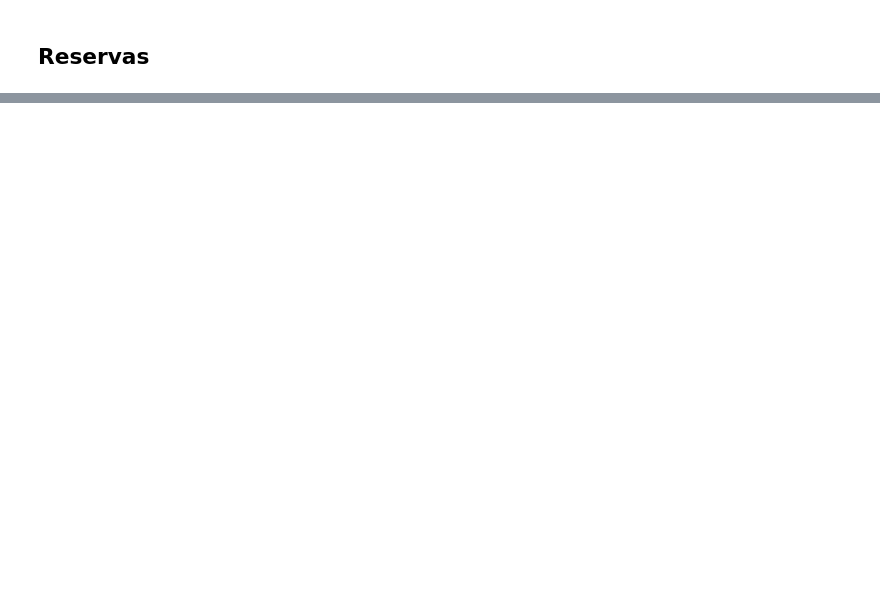
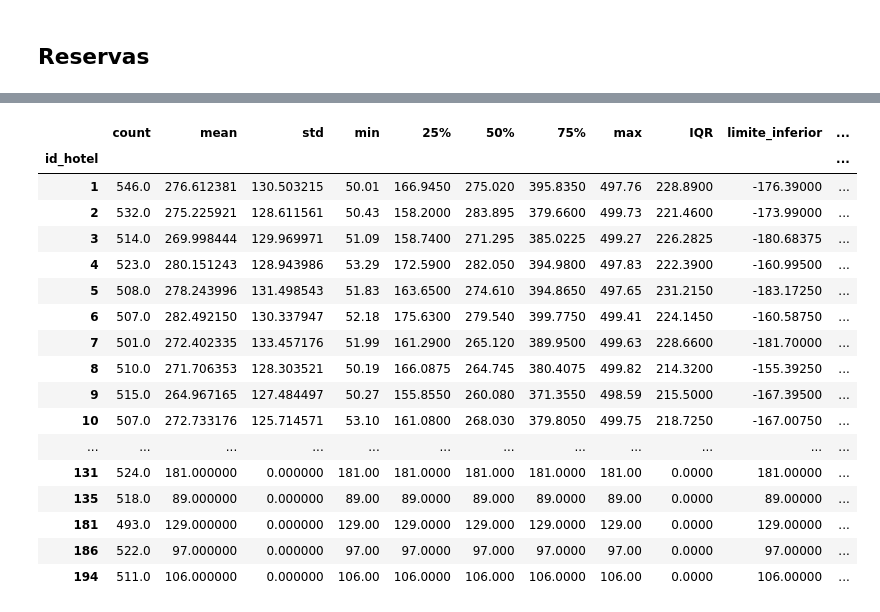
Before and after one commit to MartaM1206/proyecto_ETL, a Jupyter notebook: notebooks/análisis inicial.ipynb, the cells around one changed output, grey strips where cells are left out. Saved outputs shown, nothing was run; the diff lists cells and outputs as text; code cells hidden in the pictures; blank space fills up the shorter version.

```diff
--- a/notebooks/análisis inicial.ipynb
+++ b/notebooks/análisis inicial.ipynb
@@ -304,10 +309,10 @@ conteo_estrellas
 Vemos cada hotel tiene 5 clasificaciones distintas, lo que no tendría sentido. Vamos a suponer que se trata de la valoración de los clientes, por lo que tomaremos el valor medio de cada hotel.
 # %%
 # Cambiamos el nombre de la columna
-df_propios.rename(columns={"estrellas":"valoracion"}, inplace=True)
+info_propios.rename(columns={"estrellas":"valoracion"}, inplace=True)
 # %%
 # Calculamos la valoracion media por cada nombre de hotel y redondeamos a 1 decimal
-df_valoracion_propios = round(df_propios.groupby("nombre_hotel")["valoracion"].mean().reset_index(),1)
+df_valoracion_propios = round(info_propios.groupby("nombre_hotel")["valoracion"].mean().reset_index(),1)
 df_valoracion_propios
 # %% [output]
 |  | nombre_hotel | valoracion |
@@ -372,3 +378,13 @@ memory usage: 393.5+ KB
+# %%
+# usamos los diccionarios que hemos creado para generar un df con los hoteles propios
+df_propios = pd.DataFrame(hoteles_propios.items(), columns=["nombre_hotel", "id_hotel"])
+# Creamos las columnas que nos faltan para rellenarlas
+df_propios[["valoracion", "ciudad", "competencia"]] = pd.NA
+df_propios["valoracion"] = df_propios["nombre_hotel"].map(valoracion_propios)
+valor_ciudad = "Madrid"
+valor_competencia = False
+df_propios["ciudad"] = valor_ciudad
+df_propios["competencia"] = valor_competencia
 # %% [markdown]
 ### Hoteles competencia
 # %%
@@ -466,7 +482,8 @@ dtypes: datetime64[ns](1), float64(2), int64(1), object(2)
 memory usage: 612.0+ bytes
 # %%
 df_competencia = info_competencia[["id_hotel", "nombre", "valoracion", "ciudad"]]
-df_competencia["competencia"] = True
+competencia = True
+df_competencia["competencia"] = competencia
 df_competencia.rename(columns={"nombre" : "nombre_hotel"}, inplace = True)
 df_competencia
 # %% [output]
@@ -625,0 +663,25 @@ def boxplots (dataframe, columnax, columnay):
+# %%
+df_precios = df_reservas.groupby("id_hotel")["precio_noche"].describe()
+df_precios["IQR"] =df_precios["75%"] - df_precios["25%"]
+df_precios["limite_inferior"] = df_precios["25%"] - 1.5 * df_precios["IQR"]
+df_precios["limite_superior"] = df_precios["75%"] + 1.5 * df_precios["IQR"]
+df_precios
+# %% [output]
+|  | count | mean | std | min | 25% | 50% | 75% | max | IQR | limite_inferior | ... |
+| id_hotel |  |  |  |  |  |  |  |  |  |  | ... |
+| 1 | 546.0 | 276.612381 | 130.503215 | 50.01 | 166.9450 | 275.020 | 395.8350 | 497.76 | 228.8900 | -176.39000 | ... |
+| 2 | 532.0 | 275.225921 | 128.611561 | 50.43 | 158.2000 | 283.895 | 379.6600 | 499.73 | 221.4600 | -173.99000 | ... |
+| 3 | 514.0 | 269.998444 | 129.969971 | 51.09 | 158.7400 | 271.295 | 385.0225 | 499.27 | 226.2825 | -180.68375 | ... |
+| 4 | 523.0 | 280.151243 | 128.943986 | 53.29 | 172.5900 | 282.050 | 394.9800 | 497.83 | 222.3900 | -160.99500 | ... |
+| 5 | 508.0 | 278.243996 | 131.498543 | 51.83 | 163.6500 | 274.610 | 394.8650 | 497.65 | 231.2150 | -183.17250 | ... |
+| 6 | 507.0 | 282.492150 | 130.337947 | 52.18 | 175.6300 | 279.540 | 399.7750 | 499.41 | 224.1450 | -160.58750 | ... |
+| 7 | 501.0 | 272.402335 | 133.457176 | 51.99 | 161.2900 | 265.120 | 389.9500 | 499.63 | 228.6600 | -181.70000 | ... |
+| 8 | 510.0 | 271.706353 | 128.303521 | 50.19 | 166.0875 | 264.745 | 380.4075 | 499.82 | 214.3200 | -155.39250 | ... |
+| 9 | 515.0 | 264.967165 | 127.484497 | 50.27 | 155.8550 | 260.080 | 371.3550 | 498.59 | 215.5000 | -167.39500 | ... |
+| 10 | 507.0 | 272.733176 | 125.714571 | 53.10 | 161.0800 | 268.030 | 379.8050 | 499.75 | 218.7250 | -167.00750 | ... |
+| ... | ... | ... | ... | ... | ... | ... | ... | ... | ... | ... | ... |
+| 131 | 524.0 | 181.000000 | 0.000000 | 181.00 | 181.0000 | 181.000 | 181.0000 | 181.00 | 0.0000 | 181.00000 | ... |
+| 135 | 518.0 | 89.000000 | 0.000000 | 89.00 | 89.0000 | 89.000 | 89.0000 | 89.00 | 0.0000 | 89.00000 | ... |
+| 181 | 493.0 | 129.000000 | 0.000000 | 129.00 | 129.0000 | 129.000 | 129.0000 | 129.00 | 0.0000 | 129.00000 | ... |
+| 186 | 522.0 | 97.000000 | 0.000000 | 97.00 | 97.0000 | 97.000 | 97.0000 | 97.00 | 0.0000 | 97.00000 | ... |
+| 194 | 511.0 | 106.000000 | 0.000000 | 106.00 | 106.0000 | 106.000 | 106.0000 | 106.00 | 0.0000 | 106.00000 | ... |
```
Also changed, not shown: parts of 30 cells of this notebook, 5 other files.
